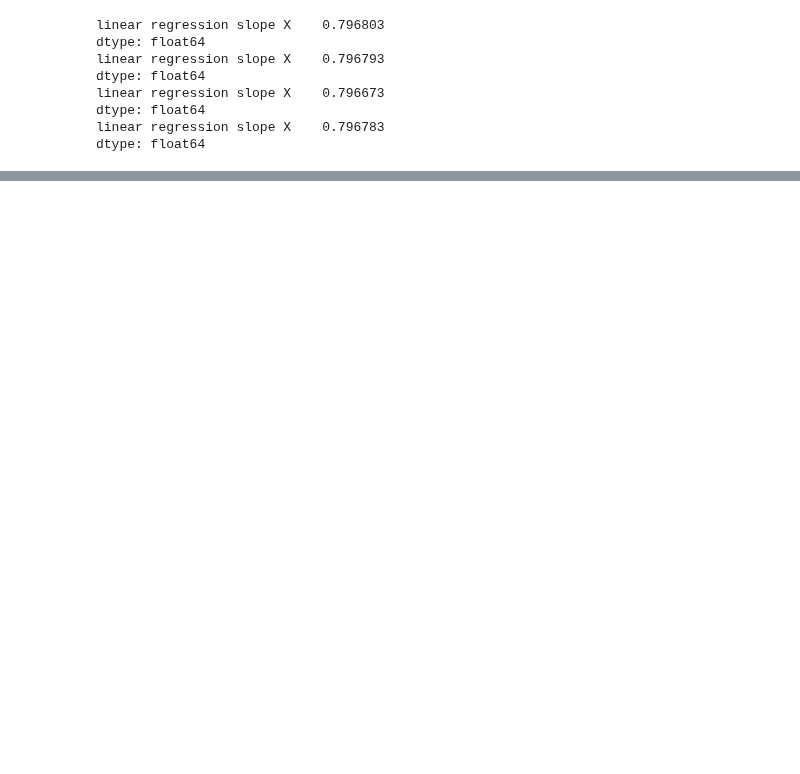
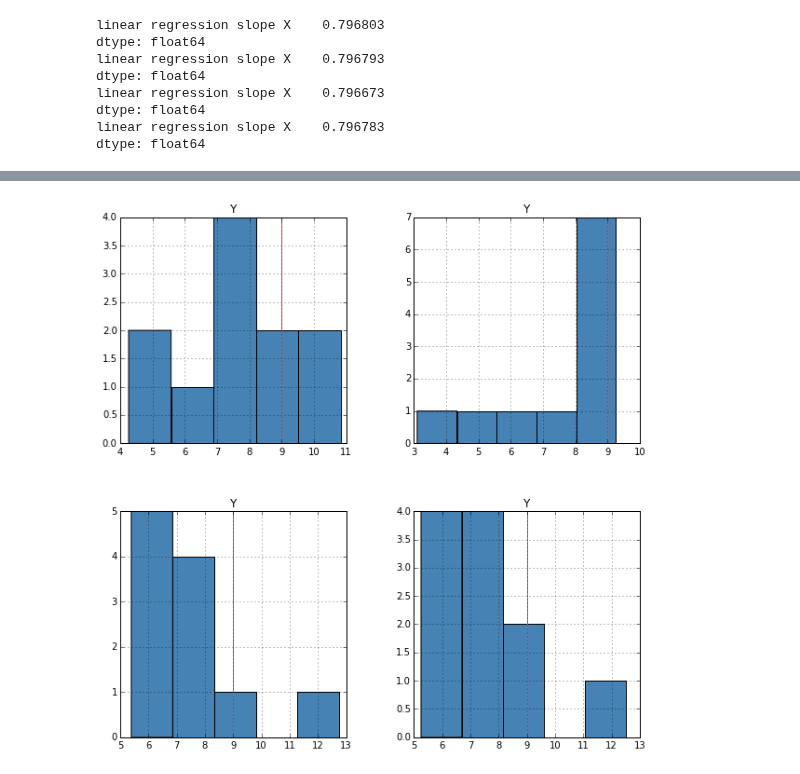
Before and after one commit to fedhere/UInotebooks, a Jupyter notebook: Anscombe's Quartet.ipynb, the cells around one changed output, grey strips where cells are left out. Cells and saved outputs as stored; diff of their text form; code cells hidden in the pictures; blank space fills up the shorter version.

```diff
--- a/Anscombe's Quartet.ipynb
+++ b/Anscombe's Quartet.ipynb
@@ -141,13 +188,16 @@ pl.show()
 # %%
 fig=pl.figure(figsize=(10,10))
 ax=[0]*4
 
 ax[0]=fig.add_subplot(221)
 ax[1]=fig.add_subplot(222)
 ax[2]=fig.add_subplot(223)
 ax[3]=fig.add_subplot(224)
 
 for i,a in enumerate([ansc.I,ansc.II,ansc.III,ansc.IV]):
     #
     a.hist(column='Y', color='SteelBlue',bins=5,ax=ax[i])
+    ax[i].plot([a.X.mean(),a.X.mean()],ax[i].get_ylim(),'-',color='IndianRed')
 pl.show()
+# %% [output]
+[figure, added]
```
Also changed, not shown: parts of 18 cells of this notebook.
